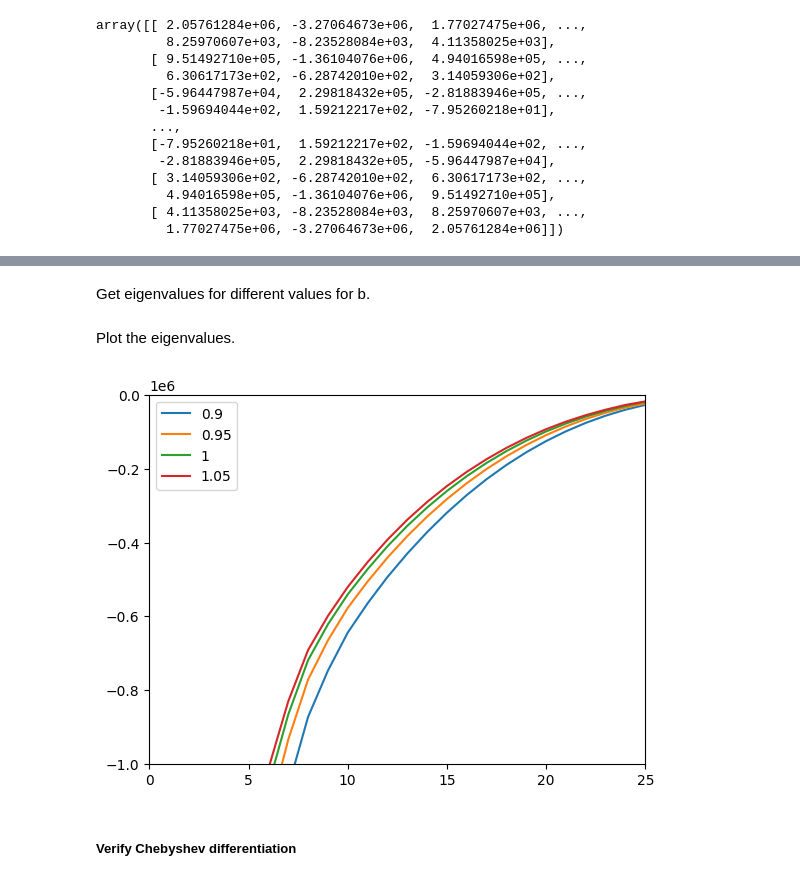
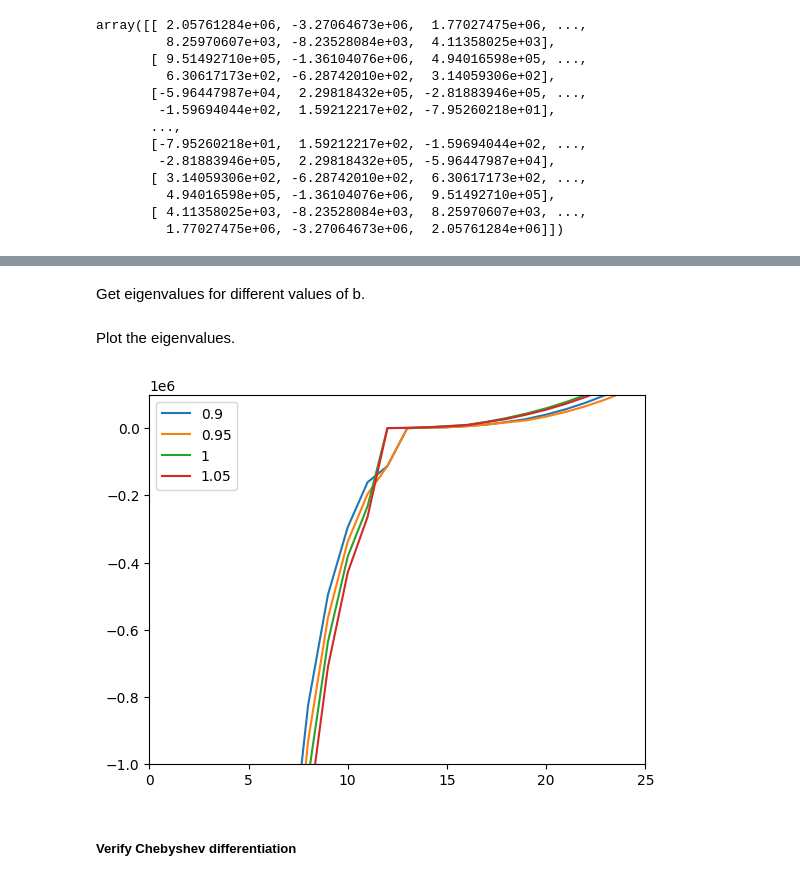
Before and after one commit to jchryssanthacopoulos/wormholes, a Jupyter notebook: negative_modes_analysis.ipynb, the cells around one changed output, grey strips where cells are left out. Cells and saved outputs as stored; diff of their text form; code cells hidden in the pictures.

```diff
--- a/negative_modes_analysis.ipynb
+++ b/negative_modes_analysis.ipynb
@@ -240,0 +262,6 @@ def get_A_matrix(b_val):
+# %%
+def get_B_matrix():
+    """Build the B matrix."""
+    B = np.identity(len(y_vals))
+    B[-1] = 0
+    return B
@@ -240,0 +272,4 @@ def get_A_matrix(b_val):
+# %%
+A = get_A_matrix(b_0_min)
+B = get_B_matrix()
+w, vr = linalg.eig(A, B, homogeneous_eigvals=True)
@@ -240,0 +278,5 @@ def get_A_matrix(b_val):
+# %%
+errors = []
+for i in range(len(w)):
+    errors.append(np.abs(w[1, i] * A @ vr[:, i] - w[0, i] * B @ vr[:, i]).max())
+print("Max error =", max(errors))
@@ -241,19 +291,15 @@ def get_A_matrix(b_val):
+# %% [markdown]
+Get eigenvalues for different values of b.
 # %%
 def get_eigenvalues(b_val):
     """Get the eigenvalues given the value for b."""
     A = get_A_matrix(b_val)
-    A[-1] = D[-1]
-    A = A.astype(float)
-
-    B = np.identity(len(A))
-    B[-1] = 0
+    B = get_B_matrix()
 
     eigenvalues = linalg.eigvals(A, B, homogeneous_eigvals=True)[0]
     eigenvalues = np.real(eigenvalues[~np.iscomplex(eigenvalues)])
     eigenvalues.sort()
 
     return eigenvalues
-# %% [markdown]
-Get eigenvalues for different values for b.
 # %%
 eigenvalues = []
@@ -269,12 +313,12 @@ Plot the eigenvalues.
 # %%
 for i in range(len(eigenvalues)):
     plt.plot(range(len(eigenvalues[i])), eigenvalues[i], label=fracs[i])
 
 plt.legend()
 plt.xlim([0, 25])
-plt.ylim([-1e6, 0]);
+plt.ylim([-1e6, 1e5]);
 # %% [output]
-[figure, old version]
+[figure, new version]
 # %% [markdown]
 ##### Verify Chebyshev differentiation
 # %%
```
Also changed, not shown: parts of 16 cells of this notebook.
